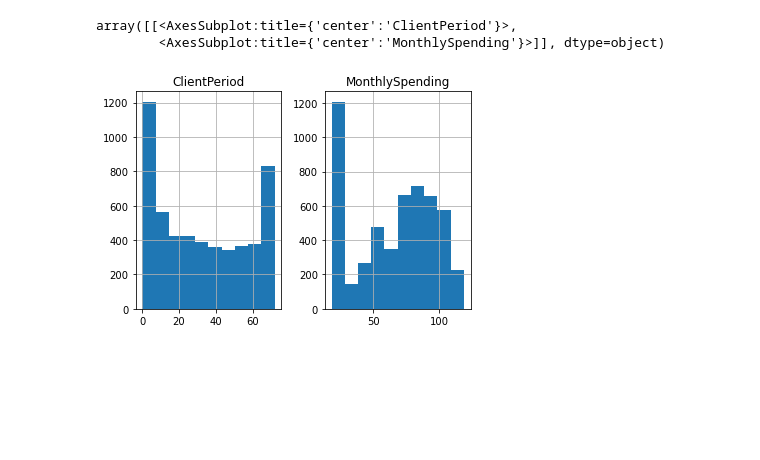
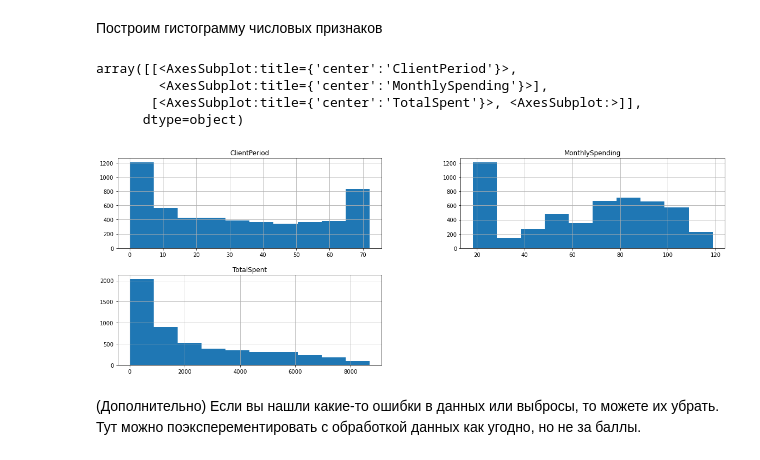
Before and after one commit to dato7898/depp_learning_mfti, a Jupyter notebook: Model Selection/baseline.ipynb, the cells around one changed output. Drawn from its saved outputs; the diff is of its cells as text; code cells hidden in the pictures; blank space fills up the shorter version.

```diff
--- a/Model Selection/baseline.ipynb
+++ b/Model Selection/baseline.ipynb
@@ -51,0 +136,4 @@ False
+# %%
+transformed_data = data.copy()
+transformed_data['TotalSpent'] = data['TotalSpent'].replace(r'\s+', '0', regex=True)
+transformed_data['TotalSpent'] = pd.to_numeric(transformed_data['TotalSpent'], downcast="float")
@@ -52,6 +152,6 @@ False
 # %%
-numeric_data = data[num_cols]
-categorical_data = data[cat_cols]
+numeric_data = transformed_data[num_cols]
+categorical_data = transformed_data[cat_cols]
 
 numeric_data.head()
 # %% [output]
@@ -64,6 +164,12 @@ numeric_data.head()
+# %% [markdown]
+Построим гистограмму числовых признаков
 # %%
-numeric_data.hist()
+numeric_data.hist(figsize=(20, 7))
 # %% [output]
 array([[<AxesSubplot:title={'center':'ClientPeriod'}>,
-        <AxesSubplot:title={'center':'MonthlySpending'}>]], dtype=object)
+        <AxesSubplot:title={'center':'MonthlySpending'}>],
+       [<AxesSubplot:title={'center':'TotalSpent'}>, <AxesSubplot:>]],
+      dtype=object)
-[figure, old version]
+[figure, new version]
+# %% [markdown]
+(Дополнительно) Если вы нашли какие-то ошибки в данных или выбросы, то можете их убрать. Тут можно поэксперементировать с обработкой данных как угодно, но не за баллы.
```
Also changed, not shown: parts of 33 cells of this notebook.
